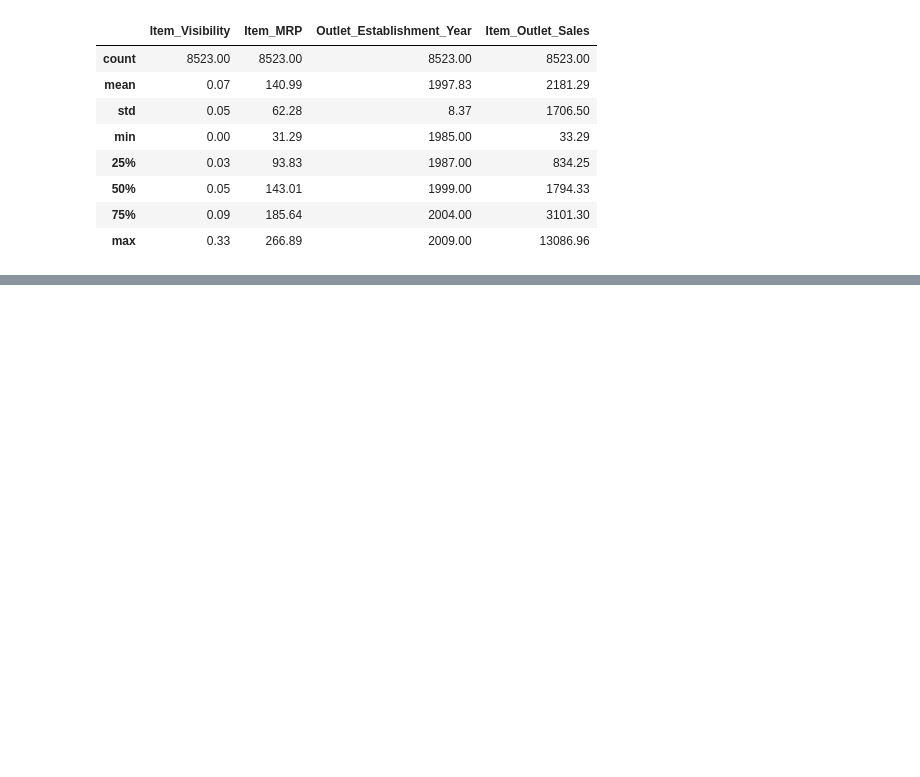
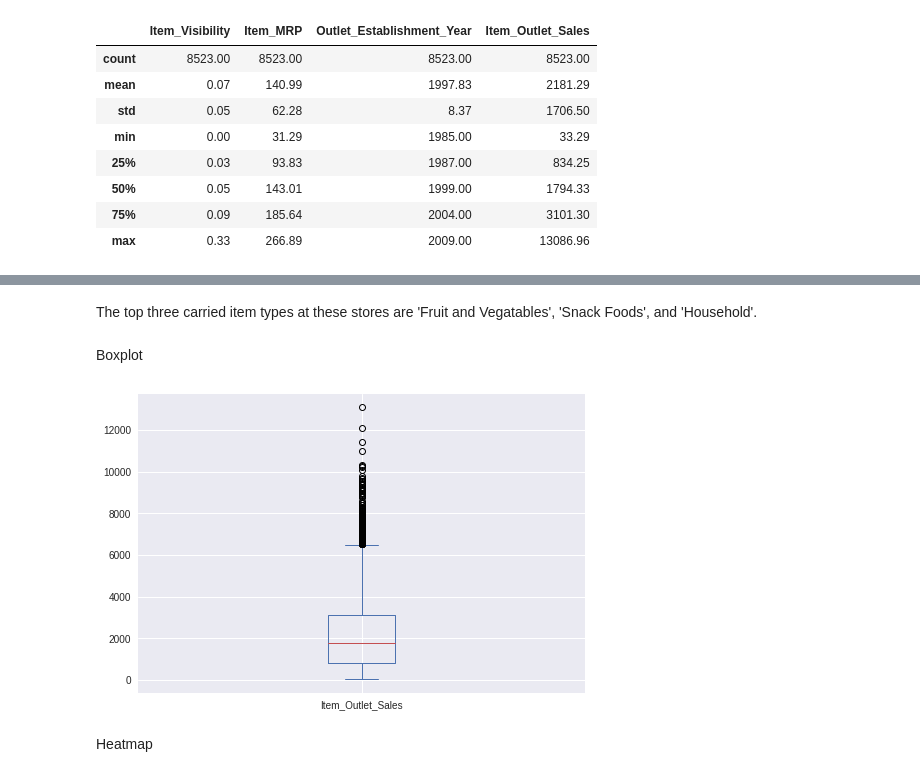
Before and after one commit to julianasaha/food-sales-predications, a Jupyter notebook: Food_sales_predictions.ipynb, the cells around one changed output, grey strips where cells are left out. Saved outputs shown, nothing was run; the diff lists cells and outputs as text; code cells hidden in the pictures; blank space fills up the shorter version.

```diff
--- a/Food_sales_predictions.ipynb
+++ b/Food_sales_predictions.ipynb
@@ -131,0 +147,14 @@ df.describe().round(2)
+# %% [markdown]
+The top three carried item types at these stores are 'Fruit and Vegatables', 'Snack Foods', and 'Household'.
+# %% [markdown]
+Boxplot
+# %%
+#Boxplot of potassium content of cereals
+df['Item_Outlet_Sales'].plot(kind='box')
+#plt.title('')
+#plt.ylabel('')
+plt.show()
+# %% [output]
+[figure, added]
+# %% [markdown]
+Heatmap
```
Also changed, not shown: parts of 6 cells of this notebook.
